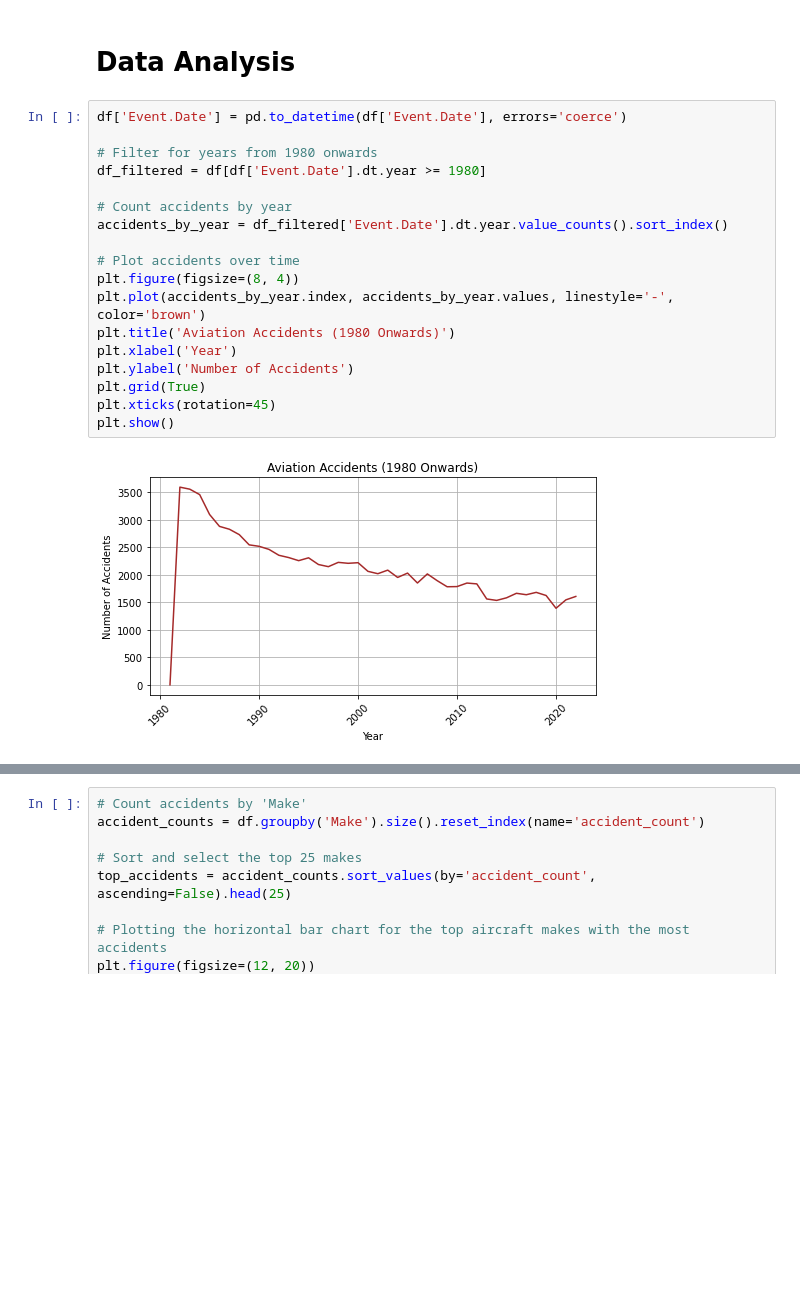
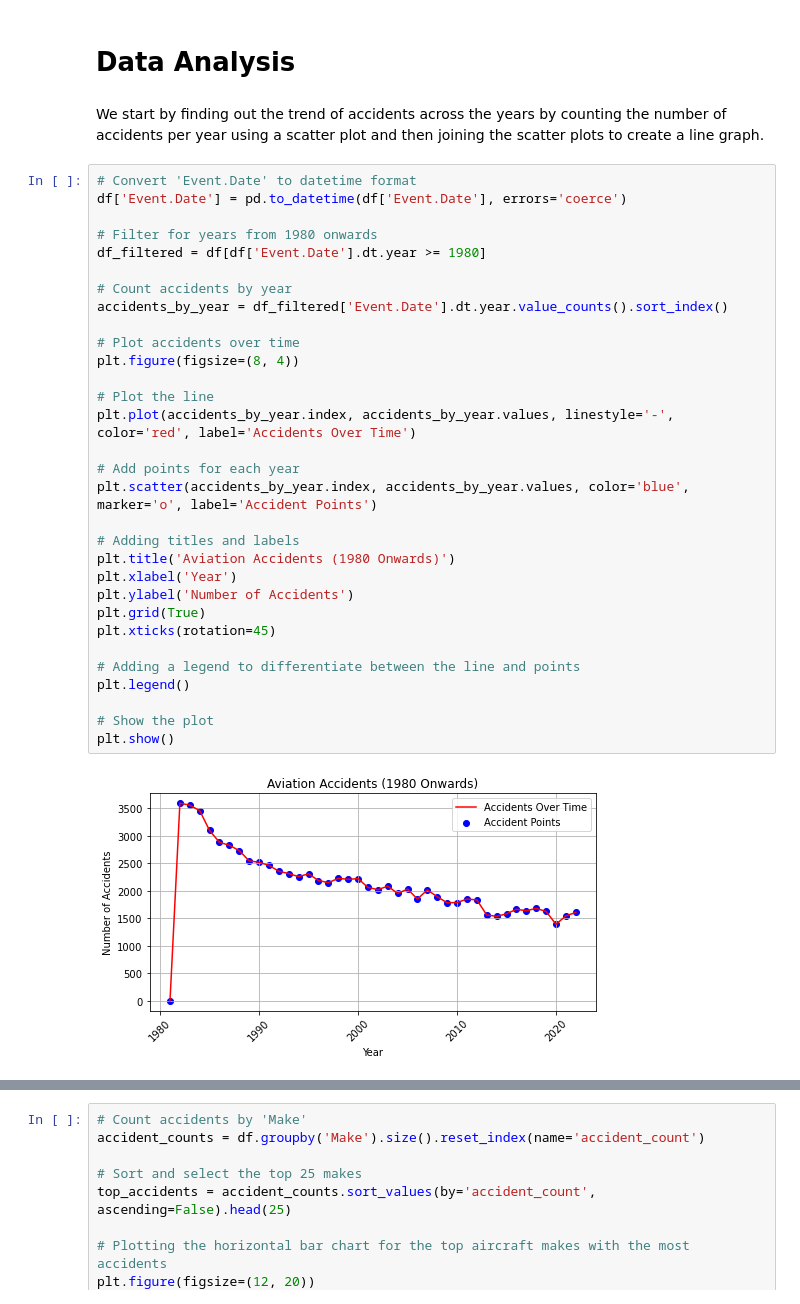
Before and after one commit to lorna-creator/my_projectP1, a Jupyter notebook: Project_1.ipynb, the cells around one changed output, grey strips where cells are left out. Saved outputs shown, nothing was run; the diff lists cells and outputs as text; blank space fills up the shorter version.

Commit message:
added images

```diff
--- a/Project_1.ipynb
+++ b/Project_1.ipynb
@@ -511,23 +516,38 @@ memory usage: 18.1+ MB
 df.to_csv('df.csv', index=False)
 # %% [markdown]
 # Data Analysis #
+# %% [markdown]
+We start by finding out the trend of accidents across the years  by counting the number of accidents per year using a scatter plot and then joining the scatter plots to create a line graph.
 # %%
+# Convert 'Event.Date' to datetime format
 df['Event.Date'] = pd.to_datetime(df['Event.Date'], errors='coerce')
 
 # Filter for years from 1980 onwards
 df_filtered = df[df['Event.Date'].dt.year >= 1980]
 
 # Count accidents by year
 accidents_by_year = df_filtered['Event.Date'].dt.year.value_counts().sort_index()
 
 # Plot accidents over time
 plt.figure(figsize=(8, 4))
-plt.plot(accidents_by_year.index, accidents_by_year.values, linestyle='-', color='brown')
+
+# Plot the line
+plt.plot(accidents_by_year.index, accidents_by_year.values, linestyle='-', color='red', label='Accidents Over Time')
+
+# Add points for each year
+plt.scatter(accidents_by_year.index, accidents_by_year.values, color='blue', marker='o', label='Accident Points')
+
+# Adding titles and labels
 plt.title('Aviation Accidents (1980 Onwards)')
 plt.xlabel('Year')
 plt.ylabel('Number of Accidents')
 plt.grid(True)
 plt.xticks(rotation=45)
+
+# Adding a legend to differentiate between the line and points
+plt.legend()
+
+# Show the plot
 plt.show()
 # %% [output]
-[figure, old version]
+[figure, new version]
```
Also changed, not shown: parts of 35 cells of this notebook, 12 other files.
